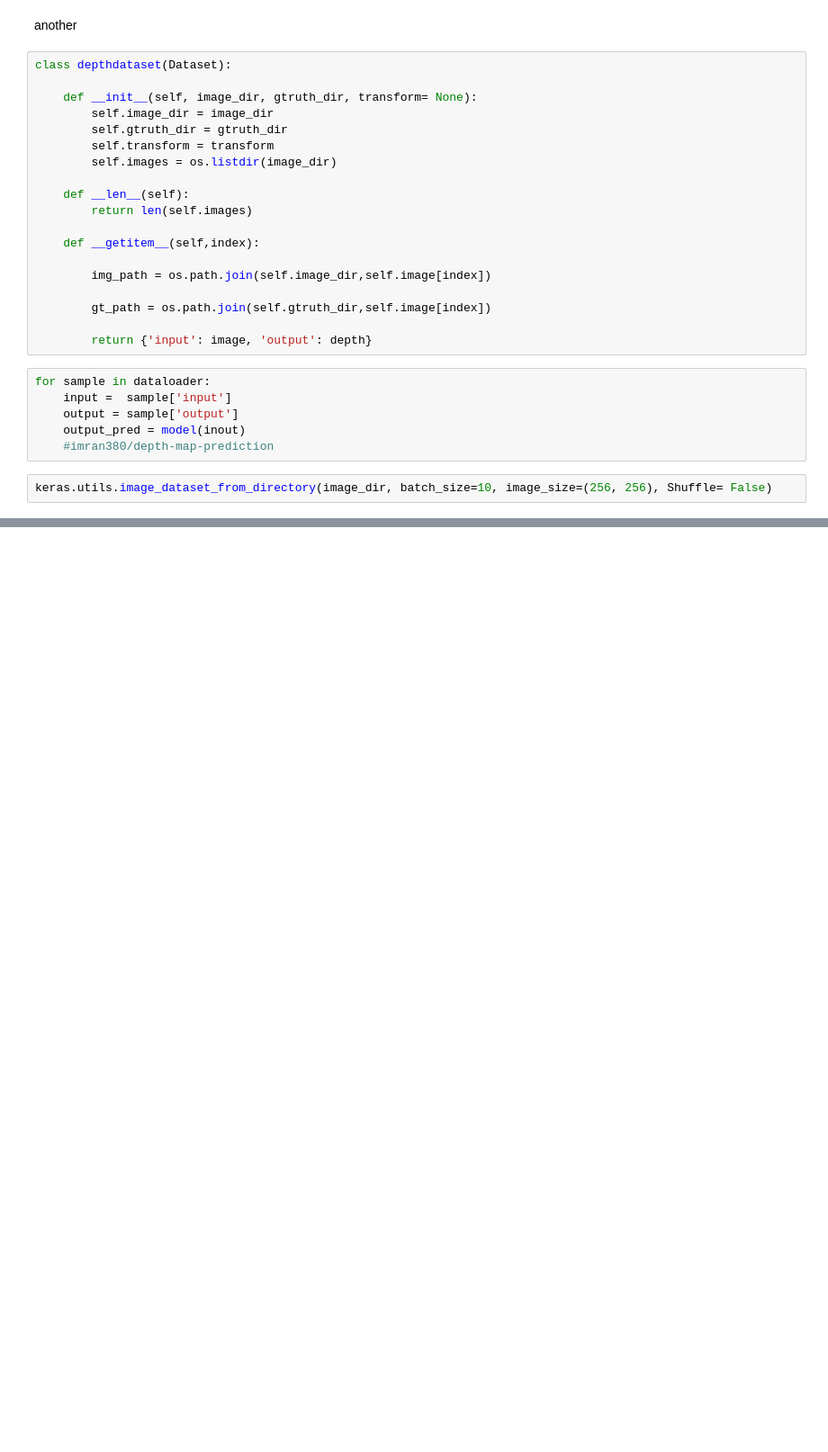
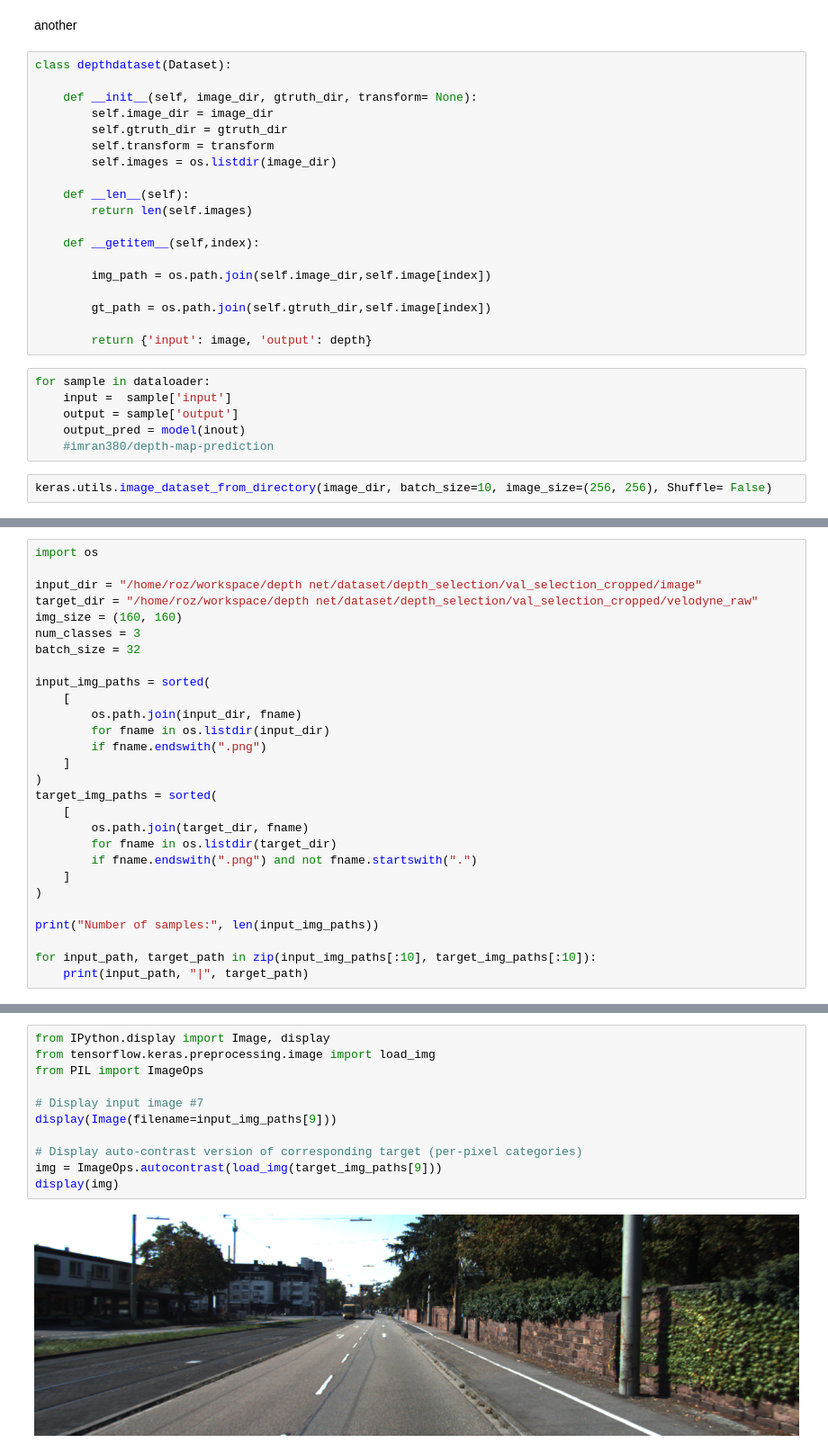
Before and after one commit to RozFa/depth-net, a Jupyter notebook: Untitled.ipynb, the cells around one changed output, grey strips where cells are left out. Shown at 90% size. Saved outputs shown, nothing was run; the diff lists cells and outputs as text; blank space fills up the shorter version.

```diff
--- a/Untitled.ipynb
+++ b/Untitled.ipynb
@@ -131,0 +248,28 @@ keras.utils.image_dataset_from_directory(image_dir, batch_size=10, image_size=(2
+# %%
+import os
+
+input_dir = "/home/roz/workspace/depth net/dataset/depth_selection/val_selection_cropped/image"
+target_dir = "/home/roz/workspace/depth net/dataset/depth_selection/val_selection_cropped/velodyne_raw"
+img_size = (160, 160)
+num_classes = 3
+batch_size = 32
+
+input_img_paths = sorted(
+    [
+        os.path.join(input_dir, fname)
+        for fname in os.listdir(input_dir)
+        if fname.endswith(".png")
+    ]
+)
+target_img_paths = sorted(
+    [
+        os.path.join(target_dir, fname)
+        for fname in os.listdir(target_dir)
+        if fname.endswith(".png") and not fname.startswith(".")
+    ]
+)
+
+print("Number of samples:", len(input_img_paths))
+
+for input_path, target_path in zip(input_img_paths[:10], target_img_paths[:10]):
+    print(input_path, "|", target_path)
@@ -131,0 +288,13 @@ keras.utils.image_dataset_from_directory(image_dir, batch_size=10, image_size=(2
+# %%
+from IPython.display import Image, display
+from tensorflow.keras.preprocessing.image import load_img
+from PIL import ImageOps
+
+# Display input image #7
+display(Image(filename=input_img_paths[9]))
+
+# Display auto-contrast version of corresponding target (per-pixel categories)
+img = ImageOps.autocontrast(load_img(target_img_paths[9]))
+display(img)
+# %% [output]
+[figure, added]
```
Also changed, not shown: parts of 9 cells of this notebook.
